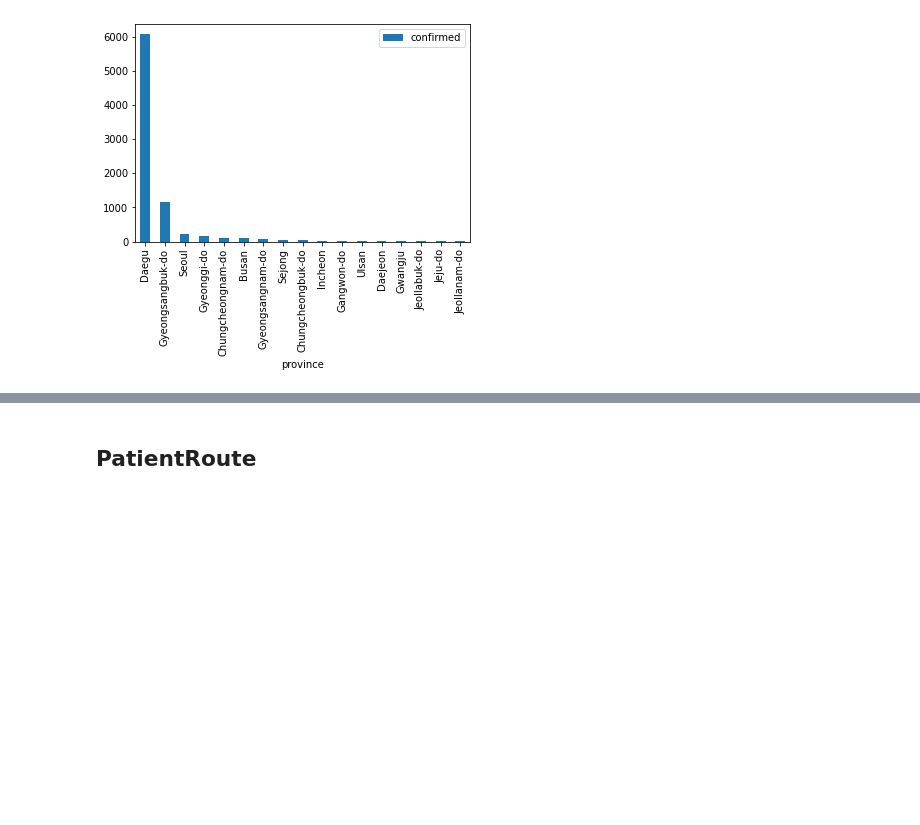
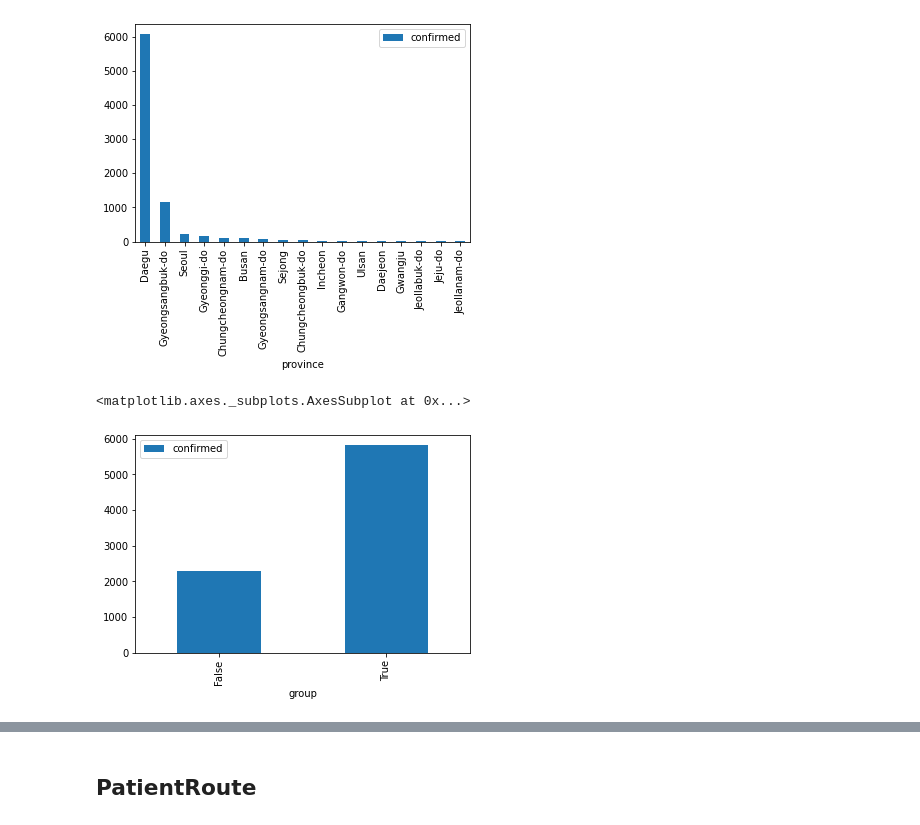
Before and after one commit to hodurie/Kaggle_Challenge, a Jupyter notebook: Covid19/Covid19.ipynb, the cells around one changed output, grey strips where cells are left out. Drawn from its saved outputs; the diff is of its cells as text; code cells hidden in the pictures; blank space fills up the shorter version.

```diff
--- a/Covid19/Covid19.ipynb
+++ b/Covid19/Covid19.ipynb
@@ -60,3 +94,8 @@ df_Case.plot(kind = 'bar')
 # %% [output]
 <matplotlib.axes._subplots.AxesSubplot at 0x...>
 [figure]
+# %%
+Case[['confirmed', 'group']].groupby('group').sum().plot(kind = 'bar')
+# %% [output]
+<matplotlib.axes._subplots.AxesSubplot at 0x...>
+[figure, added]
```
Also changed, not shown: parts of 24 cells of this notebook.
